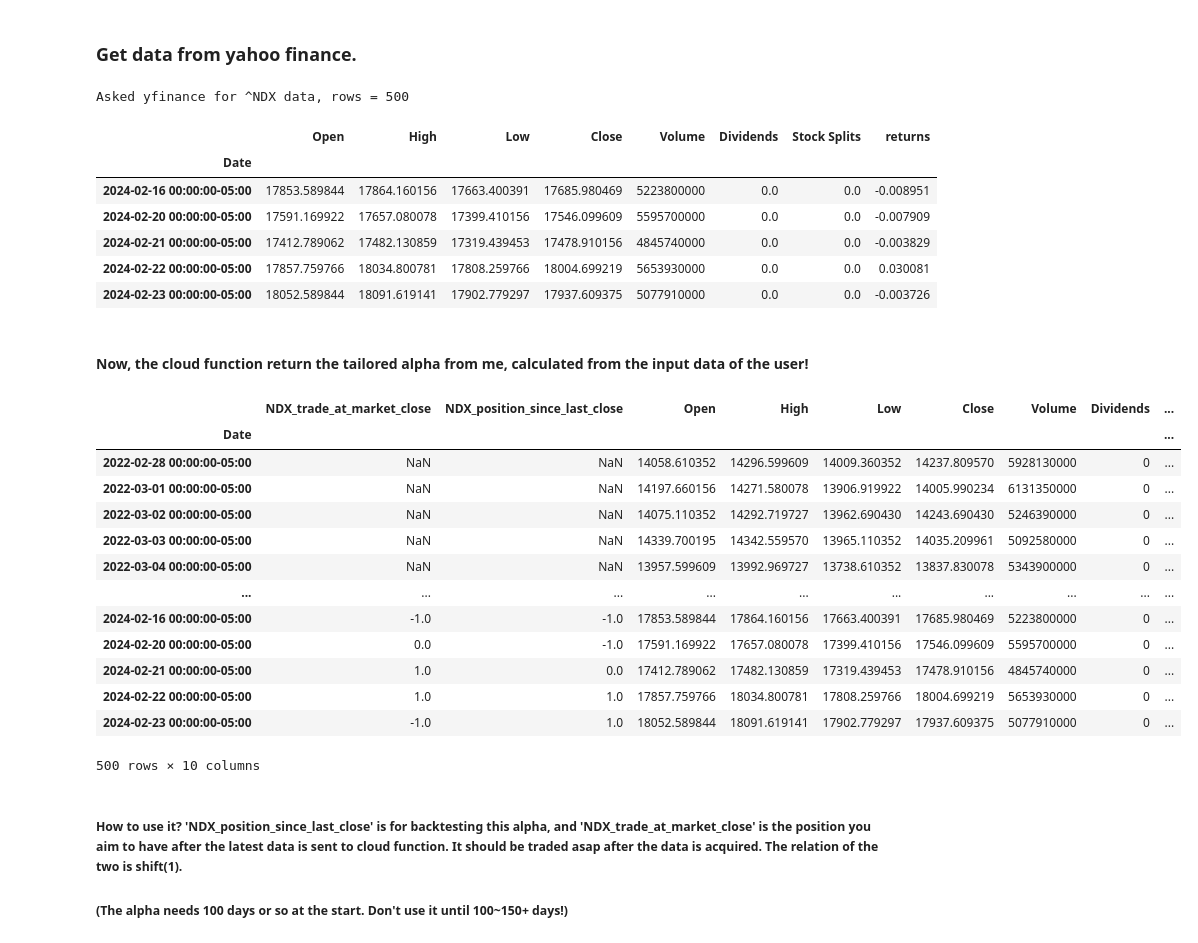
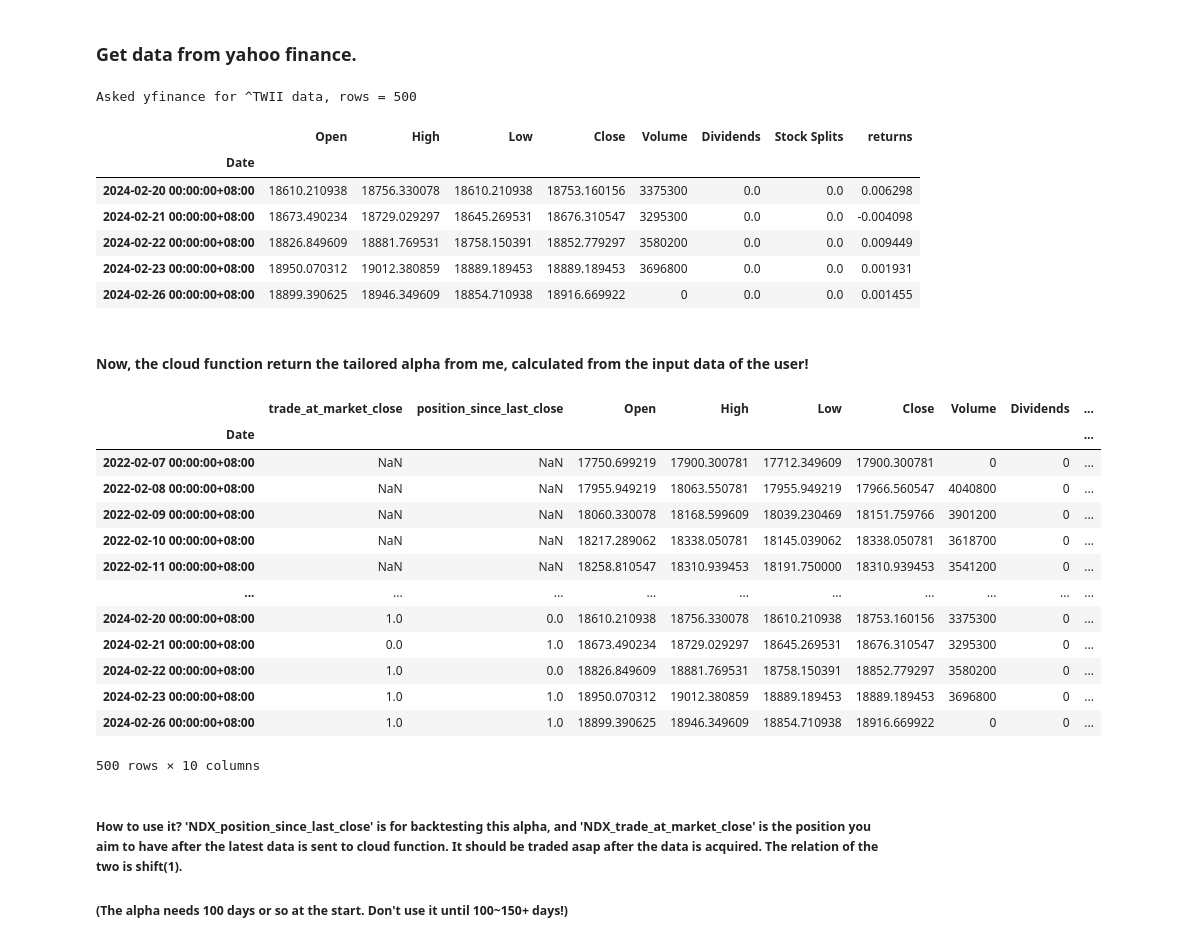
Before and after one commit to tcn1john/Alpha_Blackbox, a Jupyter notebook: TWII_next_day_alpha.ipynb, the cells around one changed output. Cells and saved outputs as stored; diff of their text form; code cells hidden in the pictures.

```diff
--- a/TWII_next_day_alpha.ipynb
+++ b/TWII_next_day_alpha.ipynb
@@ -19,56 +19,56 @@ def getprice_yf(tickername, period_default, interval):
 # %% [markdown]
 ### Get data from yahoo finance.
 # %%
-df = getprice_yf('^NDX', '500d', '1d')
+df = getprice_yf('^TWII', '500d', '1d')
 df['returns'] = df.Close.pct_change()
 # %% [output]
-Asked yfinance for ^NDX data, rows = 500
+Asked yfinance for ^TWII data, rows = 500
 # %%
 df.tail(5)
 # %% [output]
 |  | Open | High | Low | Close | Volume | Dividends | Stock Splits | returns |
 | Date |  |  |  |  |  |  |  |  |
-| 2024-02-16 00:00:00-05:00 | 17853.589844 | 17864.160156 | 17663.400391 | 17685.980469 | 5223800000 | 0.0 | 0.0 | -0.008951 |
-| 2024-02-20 00:00:00-05:00 | 17591.169922 | 17657.080078 | 17399.410156 | 17546.099609 | 5595700000 | 0.0 | 0.0 | -0.007909 |
-| 2024-02-21 00:00:00-05:00 | 17412.789062 | 17482.130859 | 17319.439453 | 17478.910156 | 4845740000 | 0.0 | 0.0 | -0.003829 |
-| 2024-02-22 00:00:00-05:00 | 17857.759766 | 18034.800781 | 17808.259766 | 18004.699219 | 5653930000 | 0.0 | 0.0 | 0.030081 |
-| 2024-02-23 00:00:00-05:00 | 18052.589844 | 18091.619141 | 17902.779297 | 17937.609375 | 5077910000 | 0.0 | 0.0 | -0.003726 |
+| 2024-02-20 00:00:00+08:00 | 18610.210938 | 18756.330078 | 18610.210938 | 18753.160156 | 3375300 | 0.0 | 0.0 | 0.006298 |
+| 2024-02-21 00:00:00+08:00 | 18673.490234 | 18729.029297 | 18645.269531 | 18676.310547 | 3295300 | 0.0 | 0.0 | -0.004098 |
+| 2024-02-22 00:00:00+08:00 | 18826.849609 | 18881.769531 | 18758.150391 | 18852.779297 | 3580200 | 0.0 | 0.0 | 0.009449 |
+| 2024-02-23 00:00:00+08:00 | 18950.070312 | 19012.380859 | 18889.189453 | 18889.189453 | 3696800 | 0.0 | 0.0 | 0.001931 |
+| 2024-02-26 00:00:00+08:00 | 18899.390625 | 18946.349609 | 18854.710938 | 18916.669922 | 0 | 0.0 | 0.0 | 0.001455 |
 # %% [markdown]
 #### Now, the cloud function return the tailored alpha from me, calculated from the input data of the user!
 # %%
 def get_ndx_alp_from_kbars_df(df):
     import requests
-    url = 'https://asia-east1-grounded-access-387509.cloudfunctions.net/AlphaReturn'  # Replace this with your API endpoint
+    url = 'https://asia-east1-grounded-access-387509.cloudfunctions.net/AlphaReturn_TWII'  # Replace this with your API endpoint
     headers = {'Content-Type': 'application/json'}
     try:
         response = requests.post(url, data=df.to_json(orient='records'), headers=headers)
         if response.status_code == 200:
             return response.text
         else:
             print("Failed to send data. Status code:", response.status_code)
     except requests.exceptions.RequestException as e:
         print("Error:", e)
 
 cloud_alp = get_ndx_alp_from_kbars_df(df)
 alpdf = pd.read_json(cloud_alp)
 alpdf.iloc[:100,:2] = np.nan
 alpdf.index = df.index
-alpdf.to_csv('historical_alpha_validation_since_202402.csv')
+alpdf.to_csv('TWII_historical_alpha_validation_since_202402.csv')
 alpdf
 # %% [output]
-|  | NDX_trade_at_market_close | NDX_position_since_last_close | Open | High | Low | Close | Volume | Dividends | ... |
+|  | trade_at_market_close | position_since_last_close | Open | High | Low | Close | Volume | Dividends | ... |
 | Date |  |  |  |  |  |  |  |  | ... |
-| 2022-02-28 00:00:00-05:00 | NaN | NaN | 14058.610352 | 14296.599609 | 14009.360352 | 14237.809570 | 5928130000 | 0 | ... |
-| 2022-03-01 00:00:00-05:00 | NaN | NaN | 14197.660156 | 14271.580078 | 13906.919922 | 14005.990234 | 6131350000 | 0 | ... |
-| 2022-03-02 00:00:00-05:00 | NaN | NaN | 14075.110352 | 14292.719727 | 13962.690430 | 14243.690430 | 5246390000 | 0 | ... |
-| 2022-03-03 00:00:00-05:00 | NaN | NaN | 14339.700195 | 14342.559570 | 13965.110352 | 14035.209961 | 5092580000 | 0 | ... |
-| 2022-03-04 00:00:00-05:00 | NaN | NaN | 13957.599609 | 13992.969727 | 13738.610352 | 13837.830078 | 5343900000 | 0 | ... |
+| 2022-02-07 00:00:00+08:00 | NaN | NaN | 17750.699219 | 17900.300781 | 17712.349609 | 17900.300781 | 0 | 0 | ... |
+| 2022-02-08 00:00:00+08:00 | NaN | NaN | 17955.949219 | 18063.550781 | 17955.949219 | 17966.560547 | 4040800 | 0 | ... |
+| 2022-02-09 00:00:00+08:00 | NaN | NaN | 18060.330078 | 18168.599609 | 18039.230469 | 18151.759766 | 3901200 | 0 | ... |
+| 2022-02-10 00:00:00+08:00 | NaN | NaN | 18217.289062 | 18338.050781 | 18145.039062 | 18338.050781 | 3618700 | 0 | ... |
+| 2022-02-11 00:00:00+08:00 | NaN | NaN | 18258.810547 | 18310.939453 | 18191.750000 | 18310.939453 | 3541200 | 0 | ... |
 | ... | ... | ... | ... | ... | ... | ... | ... | ... | ... |
-| 2024-02-16 00:00:00-05:00 | -1.0 | -1.0 | 17853.589844 | 17864.160156 | 17663.400391 | 17685.980469 | 5223800000 | 0 | ... |
-| 2024-02-20 00:00:00-05:00 | 0.0 | -1.0 | 17591.169922 | 17657.080078 | 17399.410156 | 17546.099609 | 5595700000 | 0 | ... |
-| 2024-02-21 00:00:00-05:00 | 1.0 | 0.0 | 17412.789062 | 17482.130859 | 17319.439453 | 17478.910156 | 4845740000 | 0 | ... |
-| 2024-02-22 00:00:00-05:00 | 1.0 | 1.0 | 17857.759766 | 18034.800781 | 17808.259766 | 18004.699219 | 5653930000 | 0 | ... |
-| 2024-02-23 00:00:00-05:00 | -1.0 | 1.0 | 18052.589844 | 18091.619141 | 17902.779297 | 17937.609375 | 5077910000 | 0 | ... |
+| 2024-02-20 00:00:00+08:00 | 1.0 | 0.0 | 18610.210938 | 18756.330078 | 18610.210938 | 18753.160156 | 3375300 | 0 | ... |
+| 2024-02-21 00:00:00+08:00 | 0.0 | 1.0 | 18673.490234 | 18729.029297 | 18645.269531 | 18676.310547 | 3295300 | 0 | ... |
+| 2024-02-22 00:00:00+08:00 | 1.0 | 0.0 | 18826.849609 | 18881.769531 | 18758.150391 | 18852.779297 | 3580200 | 0 | ... |
+| 2024-02-23 00:00:00+08:00 | 1.0 | 1.0 | 18950.070312 | 19012.380859 | 18889.189453 | 18889.189453 | 3696800 | 0 | ... |
+| 2024-02-26 00:00:00+08:00 | 1.0 | 1.0 | 18899.390625 | 18946.349609 | 18854.710938 | 18916.669922 | 0 | 0 | ... |
 500 rows × 10 columns
 # %% [markdown]
 ##### How to use it? 'NDX_position_since_last_close' is for backtesting this alpha, and 'NDX_trade_at_market_close' is the position you aim to have after the latest data is sent to cloud function. It should be traded asap after the data is acquired. The relation of the two is shift(1).
```
Also changed, not shown: parts of 1 cell of this notebook.
